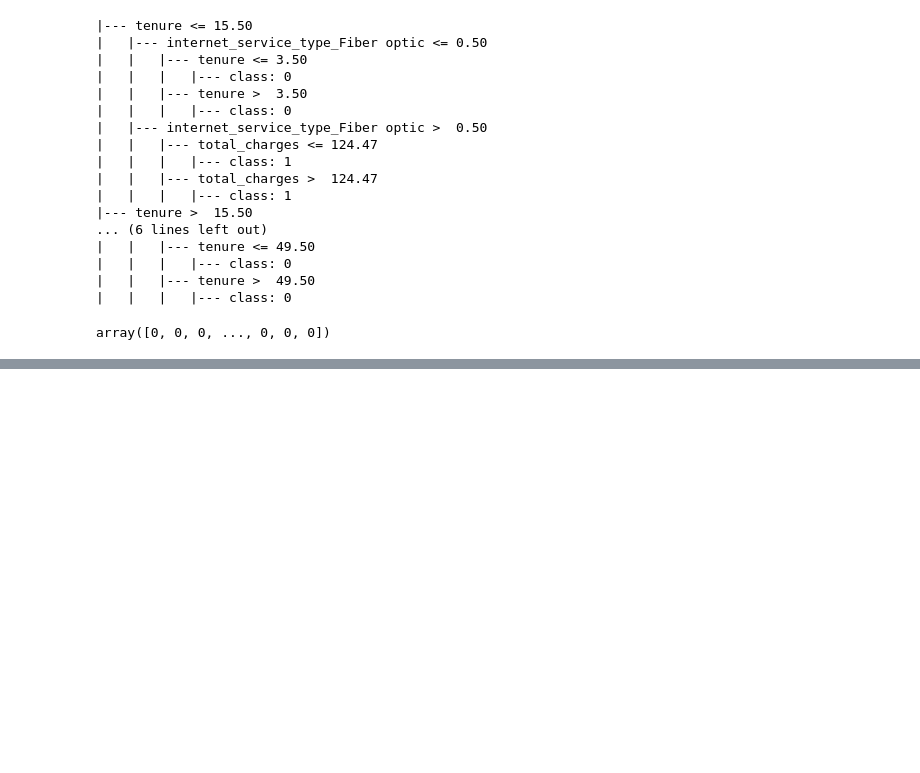
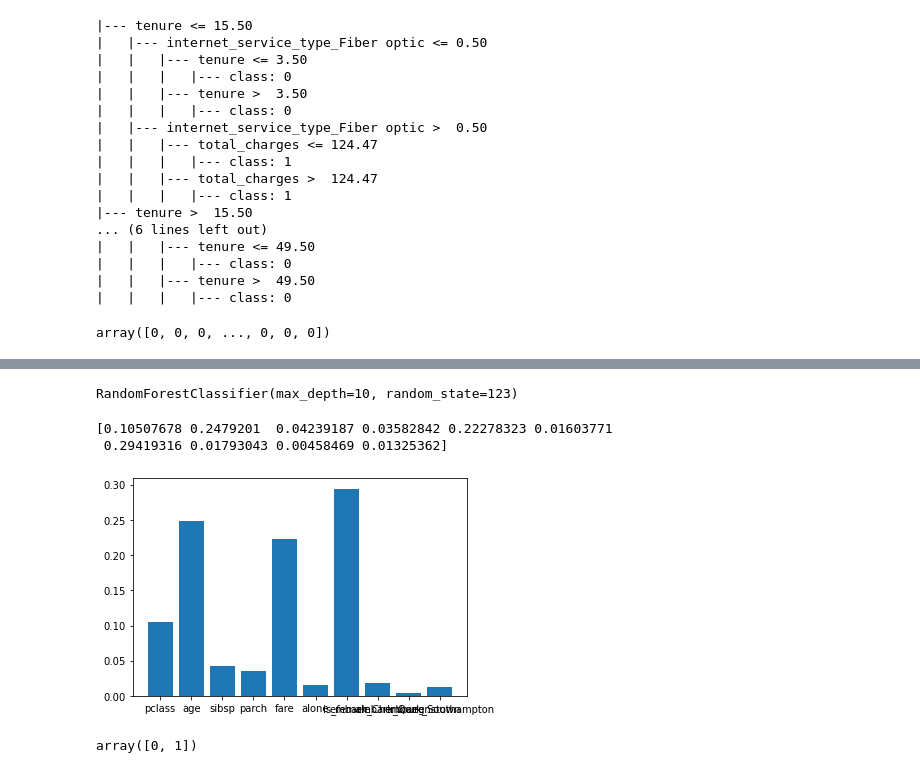
Before and after one commit to cristinalucin/classification-exercises, a Jupyter notebook: model.ipynb, the cells around one changed output, grey strips where cells are left out. Cells and saved outputs as stored; diff of their text form; code cells hidden in the pictures; blank space fills up the shorter version.

Commit message:
updated exercises with random forest

```diff
--- a/model.ipynb
+++ b/model.ipynb
@@ -388,0 +449,49 @@ array([0, 0, 0, ..., 0, 0, 0])
+# %%
+from sklearn.model_selection import train_test_split
+
+def train_validate_test_split(df, target, seed=123):
+
+    train_validate, test = train_test_split(df, test_size=0.1,
+                                            random_state=seed,
+                                            stratify=df[target])
+    train, validate = train_test_split(train_validate, test_size=0.1111,
+                                       random_state=seed,
+                                       stratify=train_validate[target])
+    return train, validate, test
+# %%
+# split into train, validate, test
+# split into train, validate, test
+train, validate, test = train_validate_test_split(titanic_df, target='survived', seed=123)
+
+# create X & y version of train, where y is a series with just the target variable and X are all the features.
+
+X_train = train.drop(columns=['survived'])
+y_train = train.survived
+
+X_validate = validate.drop(columns=['survived'])
+y_validate = validate.survived
+
+X_test = test.drop(columns=['survived'])
+y_test = test.survived
+# %%
+rf = RandomForestClassifier(bootstrap=True,
+                            class_weight=None,
+                            criterion='gini',
+                            min_samples_leaf=1,
+                            n_estimators=100,
+                            max_depth=10,
+                            random_state=123)
+# %%
+rf.fit(X_train, y_train)
+# %% [output]
+RandomForestClassifier(max_depth=10, random_state=123)
+# %%
+print(rf.feature_importances_)
+# %% [output]
+[0.10507678 0.2479201  0.04239187 0.03582842 0.22278323 0.01603771
+ 0.29419316 0.01793043 0.00458469 0.01325362]
+# %%
+plt.bar(X_train.columns, rf.feature_importances_)
+plt.show()
+# %% [output]
+[figure, added]
@@ -388,0 +501,4 @@ array([0, 0, 0, ..., 0, 0, 0])
+# %%
+rf.classes_
+# %% [output]
+array([0, 1])
```
Also changed, not shown: parts of 54 cells of this notebook.
